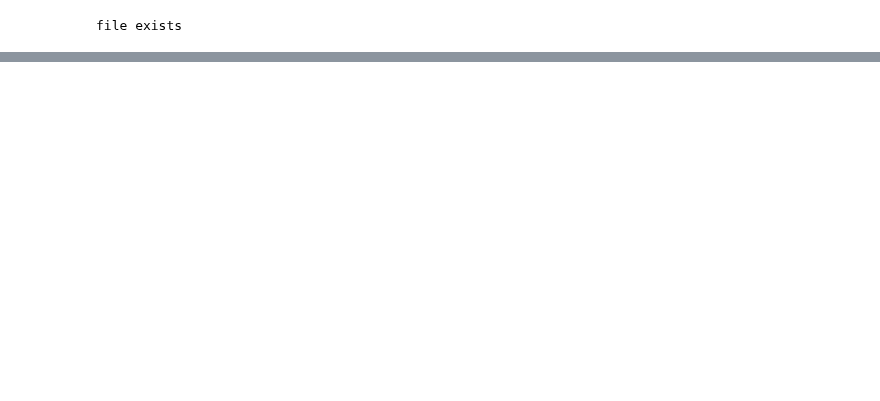
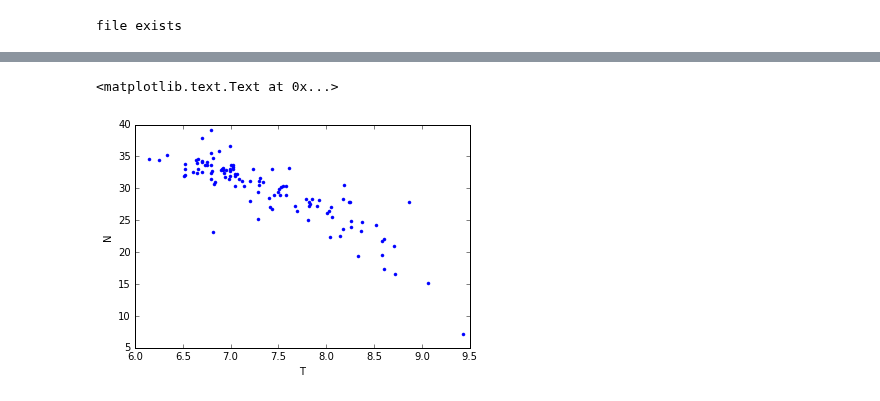
Before and after one commit to SalishSeaCast/analysis, a Jupyter notebook: Elise/exploreDFO_OPDB.ipynb, the cells around one changed output, grey strips where cells are left out. Cells and saved outputs as stored; diff of their text form; code cells hidden in the pictures; blank space fills up the shorter version.

```diff
--- a/Elise/exploreDFO_OPDB.ipynb
+++ b/Elise/exploreDFO_OPDB.ipynb
@@ -169,0 +179,4 @@ for row in qry:
+# %%
+Oxy_mLL=case([(or_(Oxy0Units=='mL/L', Oxy0Units=='ml/l'), Oxy0)], else_=
+             case([(Oxy0Units=='mg/l', 22.391/31.998*Oxy0)], else_=None))
+Oxy_umolkg=case([(Oxy0Units=='umol/kg', Oxy0)], else_=None)
@@ -259,0 +327,7 @@ plt.ylabel('N')
+# %%
+plt.plot(T,N,'.')
+plt.xlabel('T')
+plt.ylabel('N')
+# %% [output]
+<matplotlib.text.Text at 0x...>
+[figure, added]
```
Also changed, not shown: parts of 34 cells of this notebook.
